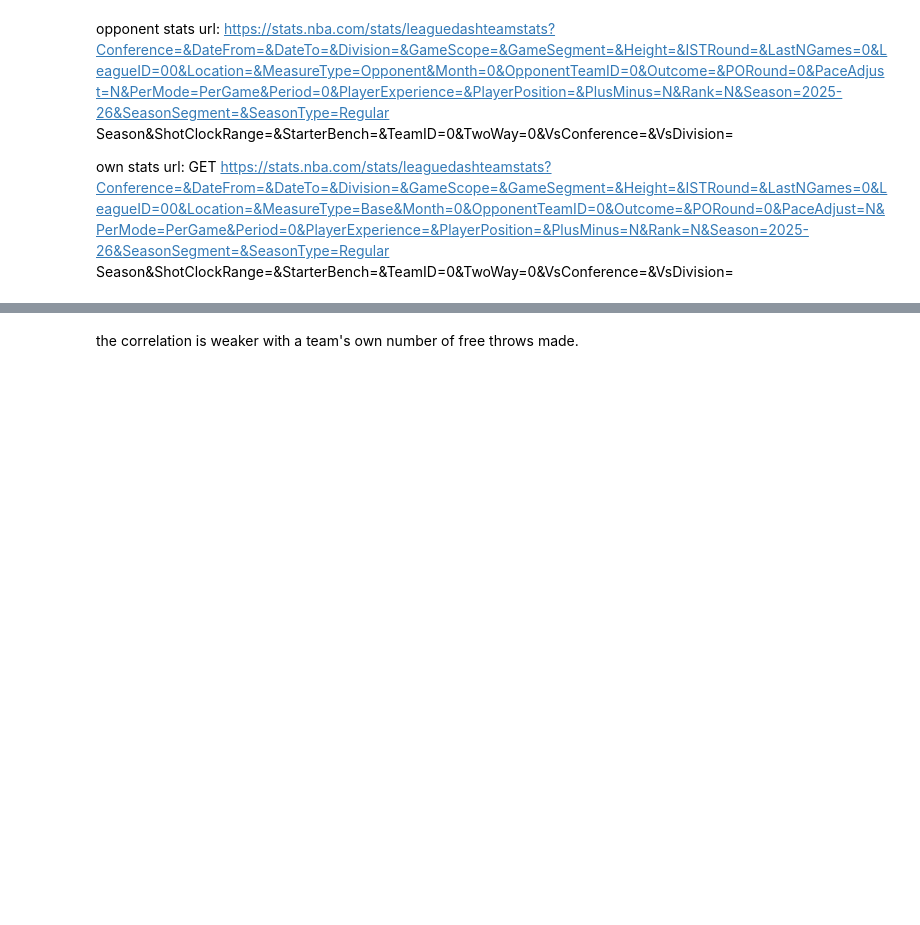
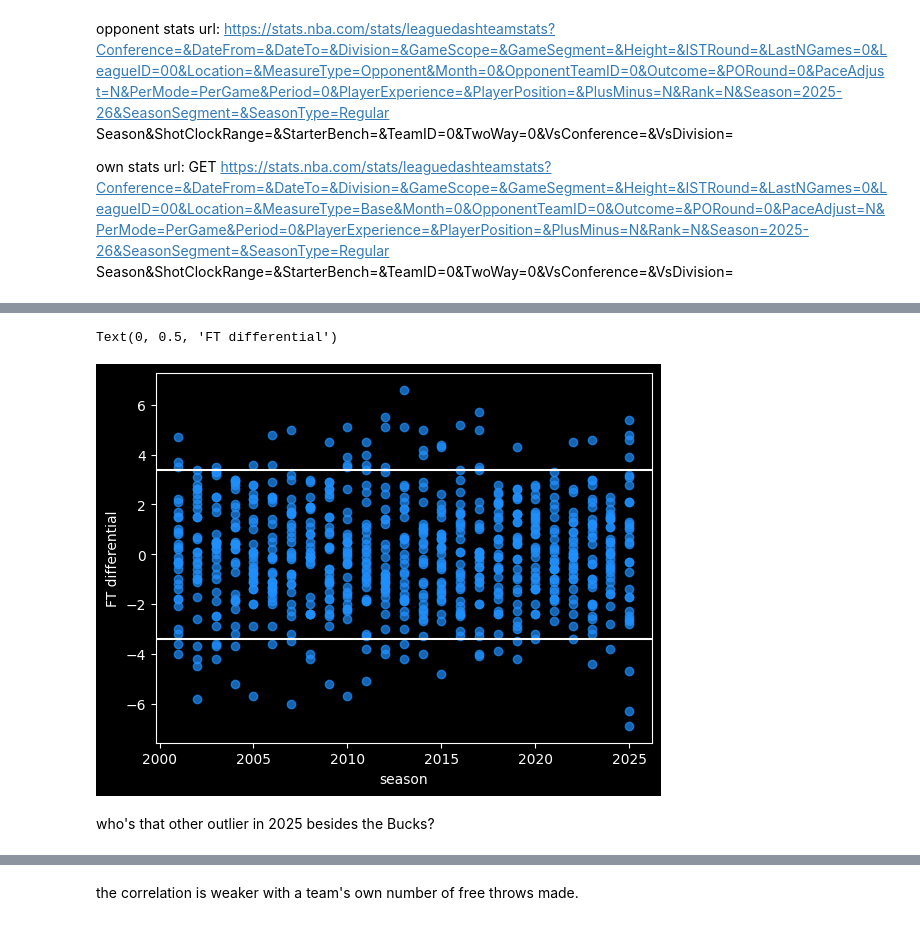
Before and after one commit to csdurfee/csdurfee.github.io, a Jupyter notebook: notebooks/free-throws.ipynb, the cells around one changed output, grey strips where cells are left out. Drawn from its saved outputs; the diff is of its cells as text; code cells hidden in the pictures; blank space fills up the shorter version.

```diff
--- a/notebooks/free-throws.ipynb
+++ b/notebooks/free-throws.ipynb
@@ -139,0 +263,12 @@ np.float64(-0.23918755674695252)
+# %%
+plt.scatter(2000 + all_data.SEASON, all_data.FTM_DIFF, color='dodgerblue', alpha=.7)
+plt.axhline(all_data.FTM_DIFF.quantile(.95), color='white')
+plt.axhline(all_data.FTM_DIFF.quantile(.05), color='white')
+#plt.title("free throw point differential by season")
+plt.xlabel("season")
+plt.ylabel("FT differential")
+# %% [output]
+Text(0, 0.5, 'FT differential')
+[figure, added]
+# %% [markdown]
+who's that other outlier in 2025 besides the Bucks?
```
Also changed, not shown: parts of 63 cells of this notebook.
